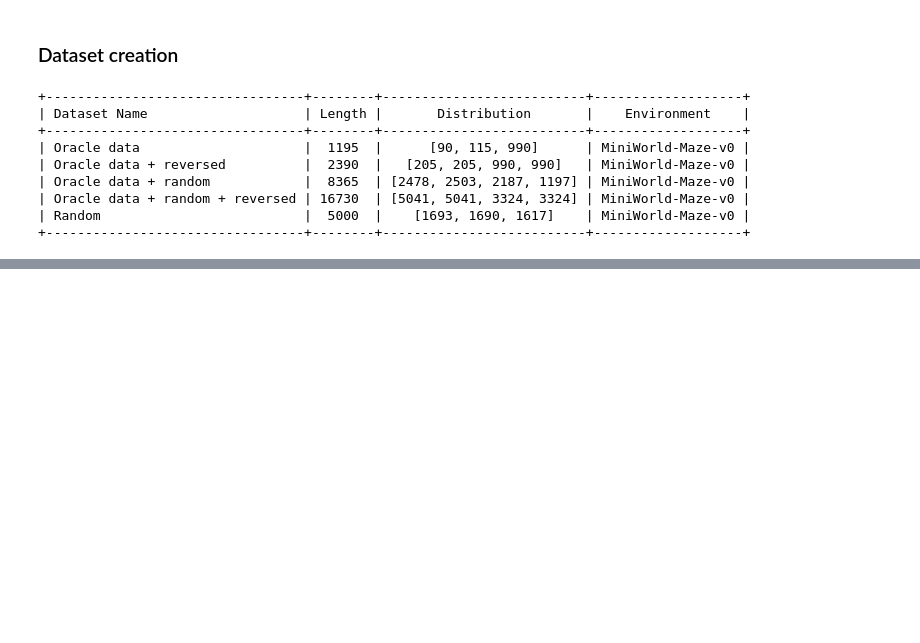
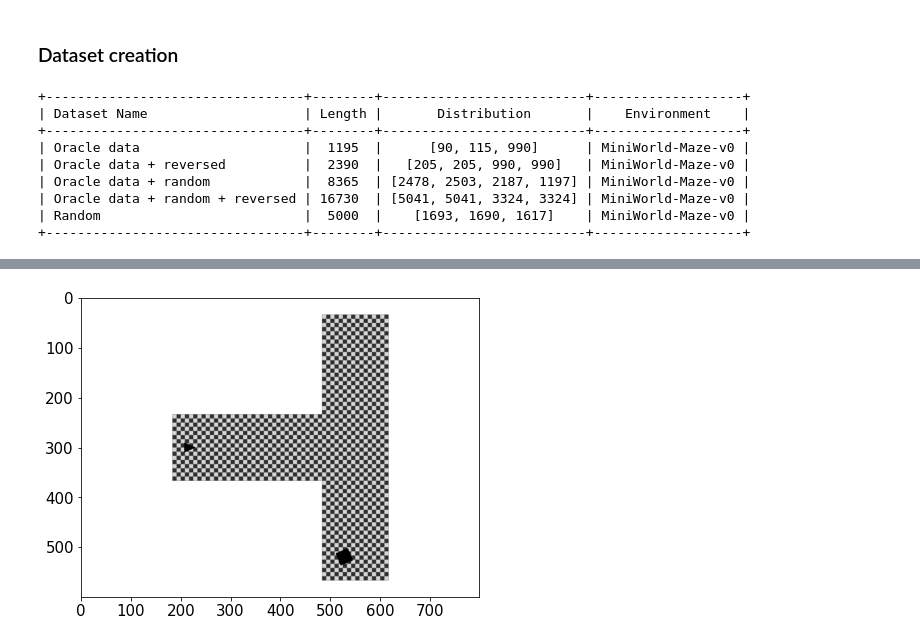
Before and after one commit to Mariusmarten/SpatialMemory, a Jupyter notebook: _dataset-generation.ipynb, the cells around one changed output, grey strips where cells are left out. Saved outputs shown, nothing was run; the diff lists cells and outputs as text; code cells hidden in the pictures; blank space fills up the shorter version.

```diff
--- a/_dataset-generation.ipynb
+++ b/_dataset-generation.ipynb
@@ -151,0 +349,11 @@ print(myTable)
+# %%
+import numpy as np
+import matplotlib.pyplot as plt
+from PIL import Image
+
+image = env.render('rgb_array', view='top')
+arr = np.asarray(image)
+plt.imshow(arr[:,:,2], cmap='gray')
+plt.show()
+# %% [output]
+[figure, added]
```
Also changed, not shown: parts of 9 cells of this notebook, 22 other files.
